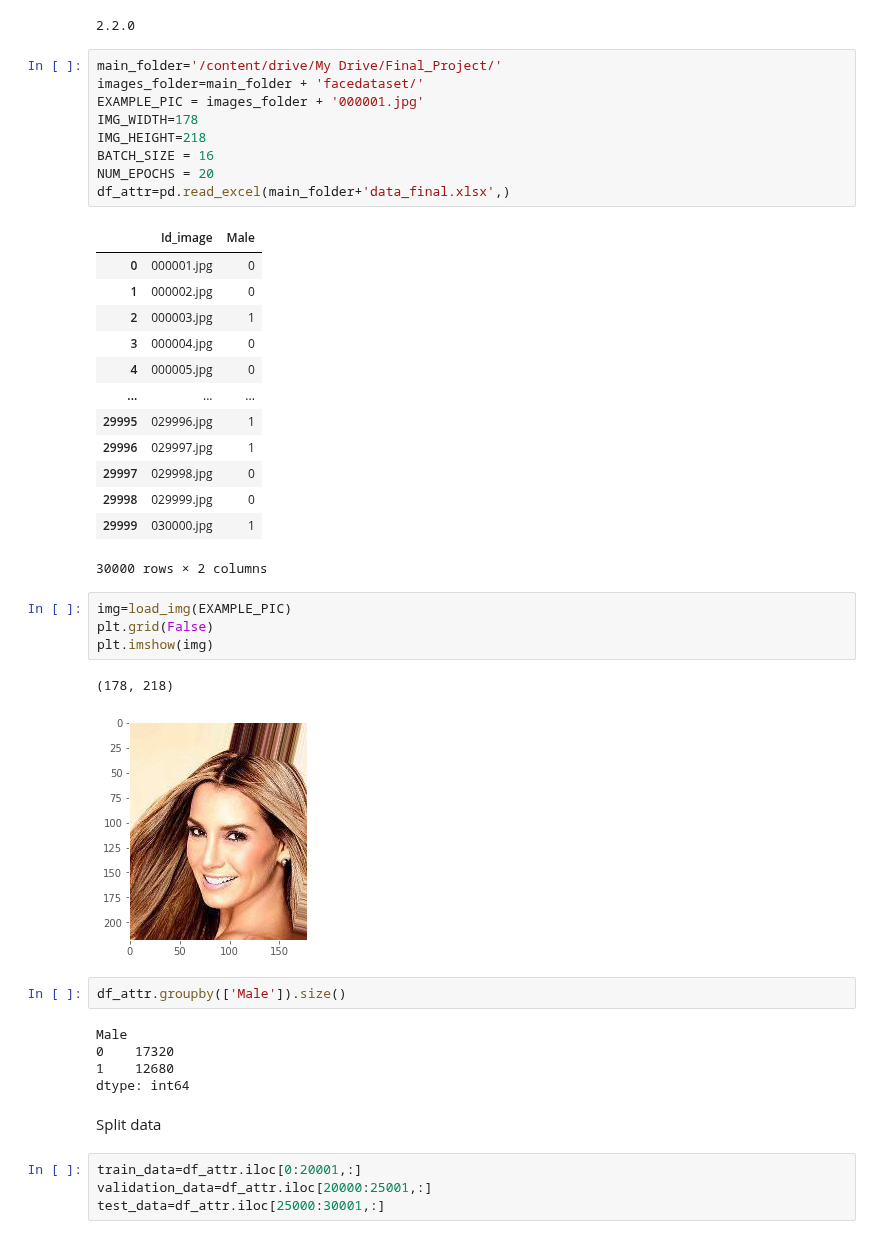
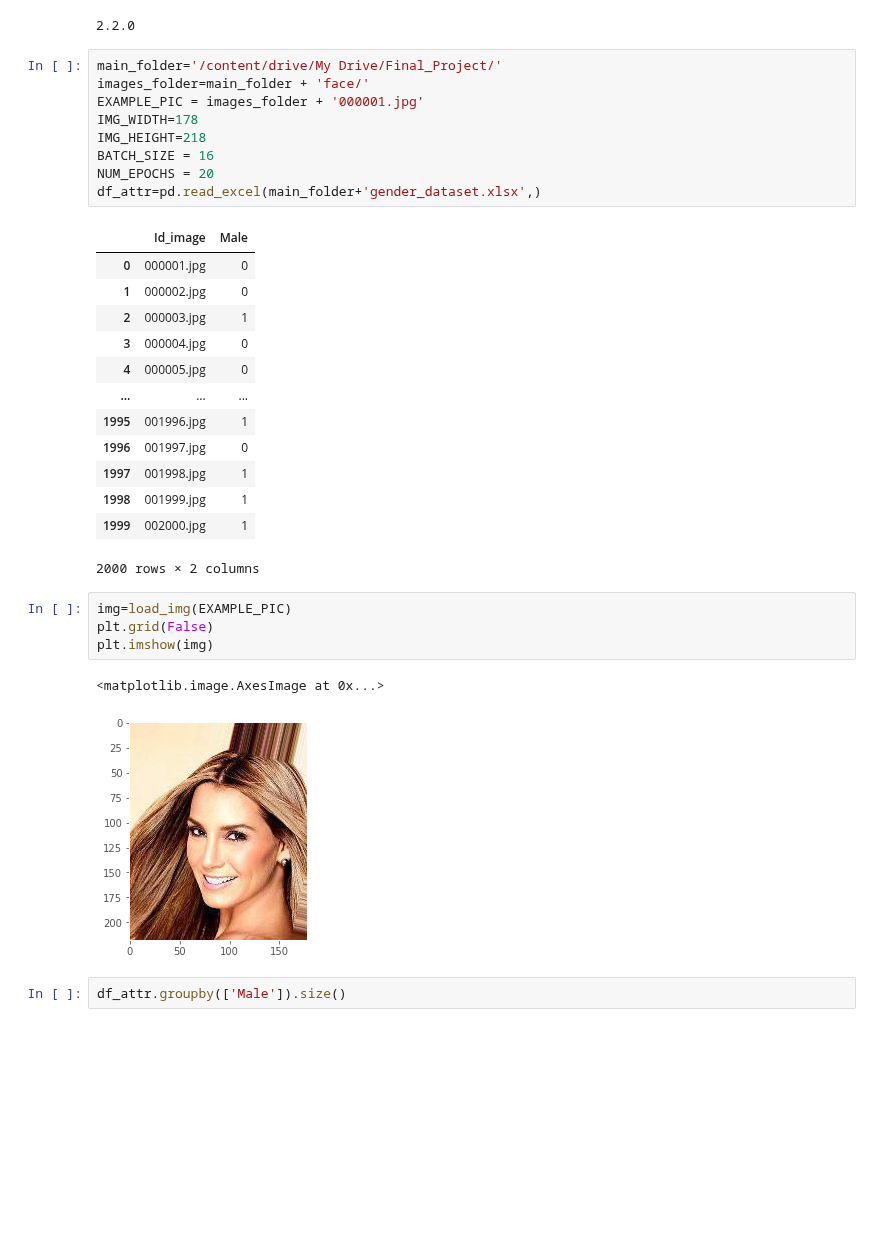
Before and after one commit to lephuocdat2000/-CS114.K21-, a Jupyter notebook: Gender_Classification.ipynb, the cells around one changed output. Drawn from its saved outputs; the diff is of its cells as text; blank space fills up the shorter version.

```diff
--- a/Gender_Classification.ipynb
+++ b/Gender_Classification.ipynb
@@ -35,44 +31,33 @@ print(tf.__version__)
 2.2.0
 # %%
 main_folder='/content/drive/My Drive/Final_Project/'
-images_folder=main_folder + 'facedataset/'
+images_folder=main_folder + 'face/'
 EXAMPLE_PIC = images_folder + '000001.jpg'
 IMG_WIDTH=178
 IMG_HEIGHT=218
 BATCH_SIZE = 16
 NUM_EPOCHS = 20
-df_attr=pd.read_excel(main_folder+'data_final.xlsx',)
+df_attr=pd.read_excel(main_folder+'gender_dataset.xlsx',)
 # %% [output]
 |  | Id_image | Male |
 | 0 | 000001.jpg | 0 |
 | 1 | 000002.jpg | 0 |
 | 2 | 000003.jpg | 1 |
 | 3 | 000004.jpg | 0 |
 | 4 | 000005.jpg | 0 |
 | ... | ... | ... |
-| 29995 | 029996.jpg | 1 |
-| 29996 | 029997.jpg | 1 |
-| 29997 | 029998.jpg | 0 |
-| 29998 | 029999.jpg | 0 |
-| 29999 | 030000.jpg | 1 |
+| 1995 | 001996.jpg | 1 |
+| 1996 | 001997.jpg | 0 |
+| 1997 | 001998.jpg | 1 |
+| 1998 | 001999.jpg | 1 |
+| 1999 | 002000.jpg | 1 |
-30000 rows × 2 columns
+2000 rows × 2 columns
 # %%
 img=load_img(EXAMPLE_PIC)
 plt.grid(False)
 plt.imshow(img)
 # %% [output]
-(178, 218)
+<matplotlib.image.AxesImage at 0x...>
 [figure]
 # %%
 df_attr.groupby(['Male']).size()
-# %% [output]
-Male
-0    17320
-1    12680
-dtype: int64
-# %% [markdown]
-Split data
-# %%
-train_data=df_attr.iloc[0:20001,:]
-validation_data=df_attr.iloc[20000:25001,:]
-test_data=df_attr.iloc[25000:30001,:]
```
Also changed, not shown: parts of 7 cells of this notebook.
